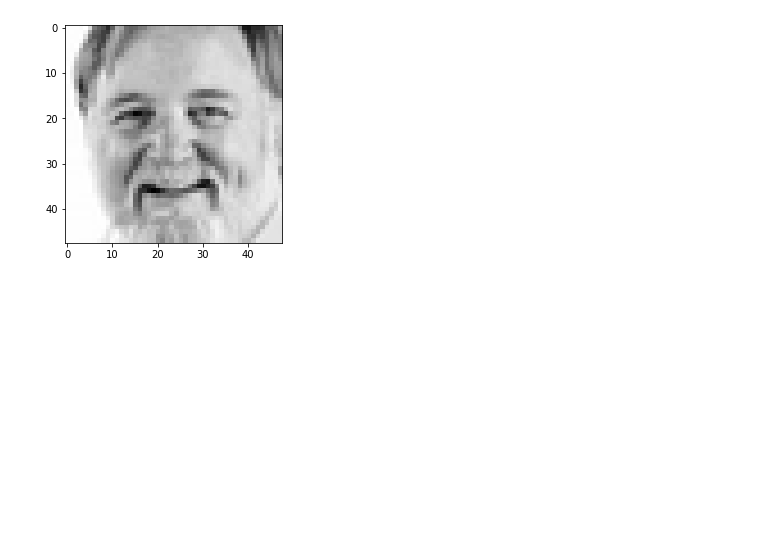
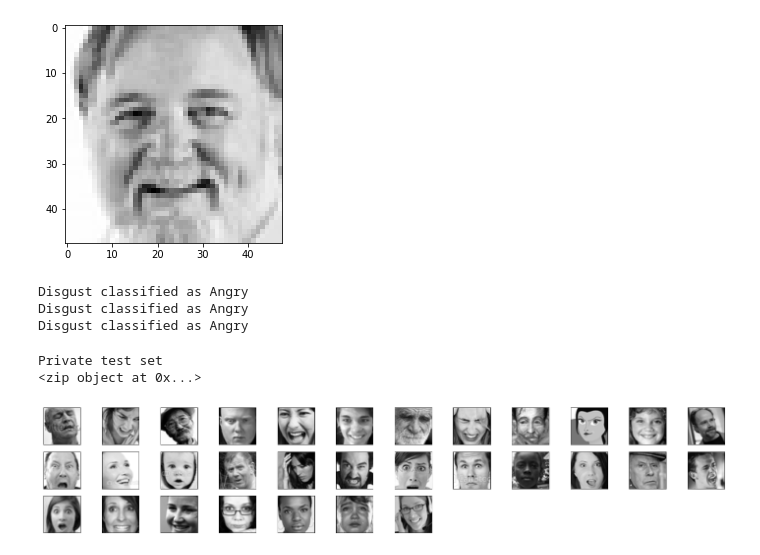
Before and after one commit to Guigxs/FaceRecognition, a Jupyter notebook: training/training.ipynb, the cells around one changed output. Cells and saved outputs as stored; diff of their text form; code cells hidden in the pictures; blank space fills up the shorter version.

Commit message:
First train

```diff
--- a/training/training.ipynb
+++ b/training/training.ipynb
@@ -22,0 +81,50 @@ plt.show()
+# %%
+emo = ['Angry', 'Fear', 'Happy', 'Sad', 'Surprise', 'Neutral']
+
+X_test, y_test = load_data(sample_split=1.0, classes=emo, usage='PrivateTest')
+
+X_train, y_train = load_data(sample_split=1.0,classes=emo, usage= 'Training')
+
+X_val,y_val = load_data(sample_split=1.0,classes=emo, usage= 'PublicTest')
+# %% [output]
+Disgust classified as Angry
+Disgust classified as Angry
+Disgust classified as Angry
+# %%
+def save_data(X_test, y_test, fname=''):
+    """
+    The function stores loaded data into numpy form for further processing
+    """
+    np.save( 'X_test' + fname, X_test)
+    np.save( 'y_test' + fname, y_test)
+save_data(X_test, y_test,"_privatetest6_100pct")
+X_fname = 'X_test_privatetest6_100pct.npy'
+y_fname = 'y_test_privatetest6_100pct.npy'
+X = np.load(X_fname)
+y = np.load(y_fname)
+print ('Private test set')
+y_labels = [np.argmax(lst) for lst in y]
+counts = np.bincount(y_labels)
+labels = ['angry', 'fear', 'happy', 'sad', 'surprise', 'neutral']
+print(zip(labels, counts))
+# %% [output]
+Private test set
+<zip object at 0x...>
+# %%
+def overview(start, end, X):
+    """
+    The function is used to plot first several pictures for overviewing inputs format
+    """
+    fig = plt.figure(figsize=(20,20))
+    for i in range(start, end+1):
+        input_img = X[i:(i+1),:,:,:]
+        ax = fig.add_subplot(16,12,i+1)
+        ax.imshow(input_img[0,:,:,0], cmap=plt.cm.gray)
+        plt.xticks(np.array([]))
+        plt.yticks(np.array([]))
+        plt.tight_layout()
+    plt.show()
+
+overview(0, 30, X)
+# %% [output]
+[figure, added]
```
Also changed, not shown: parts of 5 cells of this notebook, 2 other files.
